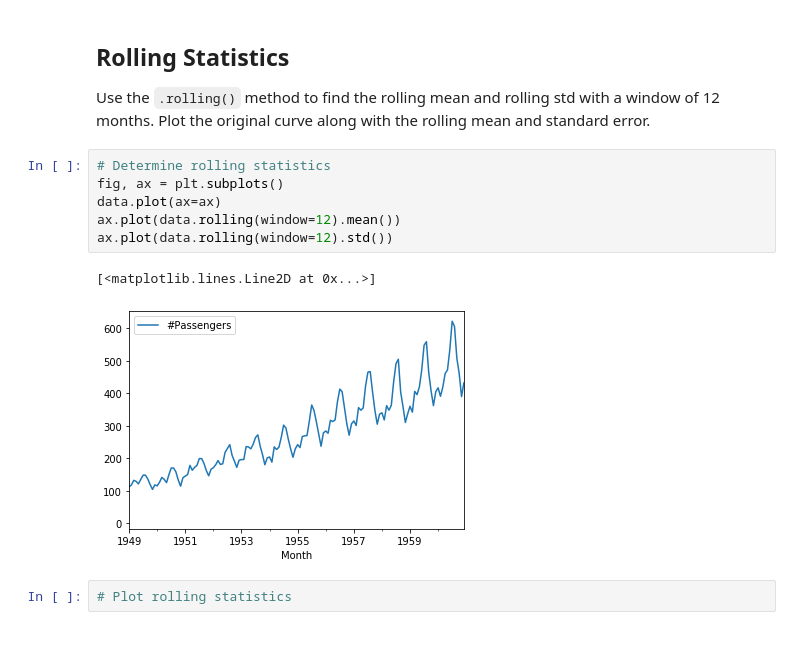
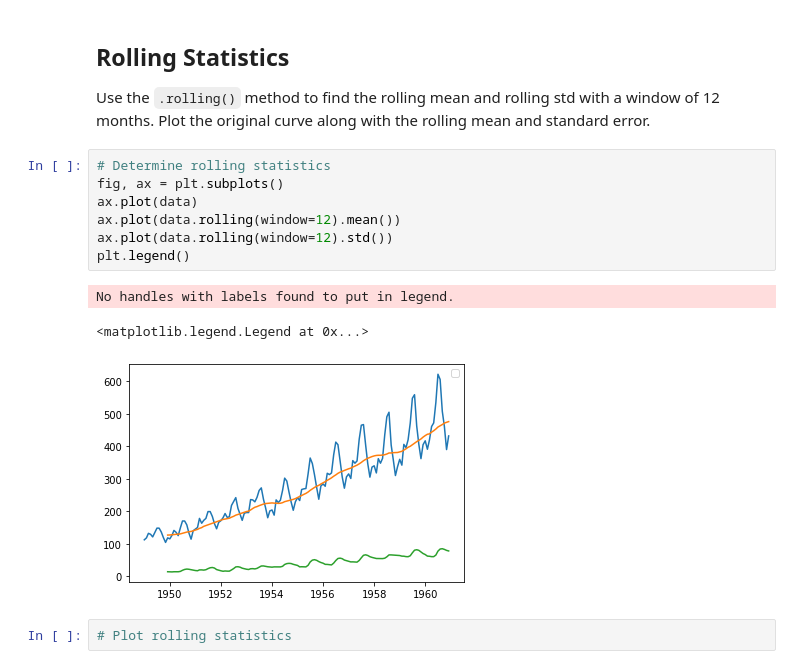
Before and after one commit to OsterMendel/dsc-testing-for-trends-lab-nyc-ds-033020, a Jupyter notebook: index.ipynb, the cells around one changed output. Cells and saved outputs as stored; diff of their text form; blank space fills up the shorter version.

```diff
--- a/index.ipynb
+++ b/index.ipynb
@@ -85,12 +85,14 @@ Use the `.rolling()` method to find the rolling mean and rolling std with a wind
 # %%
 # Determine rolling statistics
 fig, ax = plt.subplots()
-data.plot(ax=ax)
+ax.plot(data)
 ax.plot(data.rolling(window=12).mean())
 ax.plot(data.rolling(window=12).std())
+plt.legend()
 # %% [output]
-[<matplotlib.lines.Line2D at 0x...>]
+No handles with labels found to put in legend.
+<matplotlib.legend.Legend at 0x...>
-[figure, old version]
+[figure, new version]
 # %%
 # Plot rolling statistics
 # %% [markdown]
```
